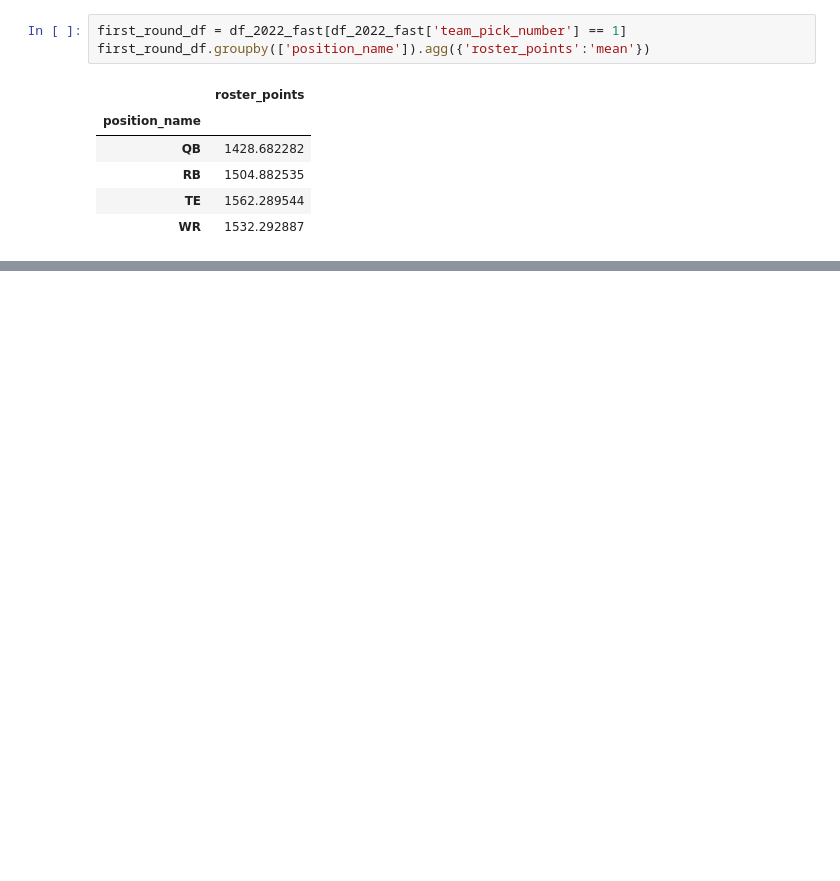
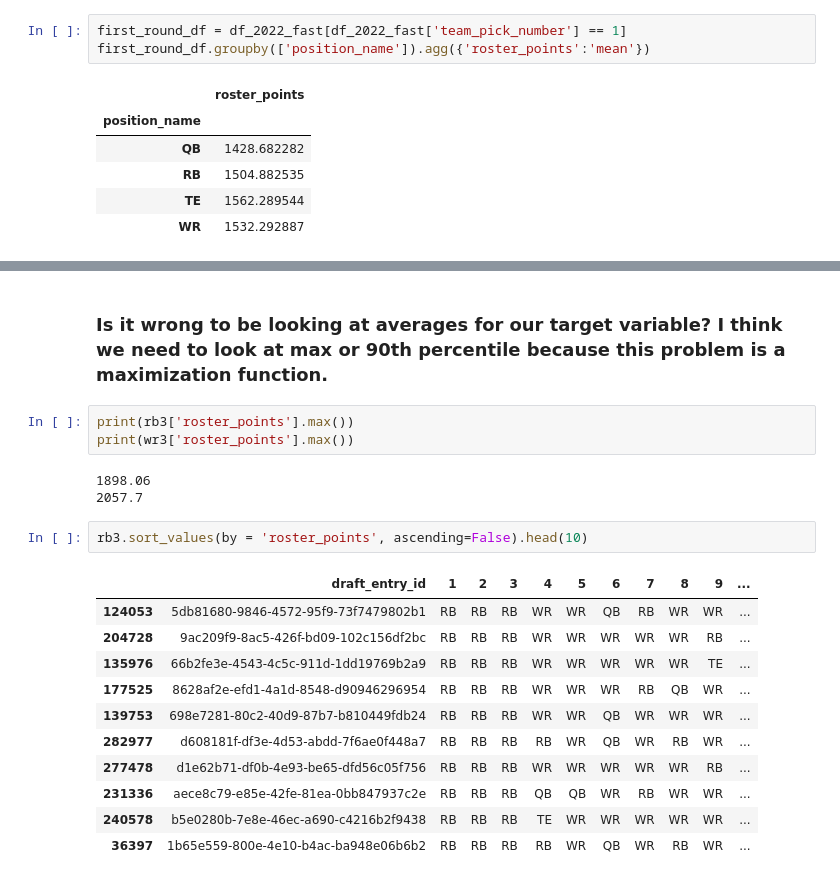
Before and after one commit to AniSri12/best-ball-data-bowl, a Jupyter notebook: josh_main.ipynb, the cells around one changed output, grey strips where cells are left out. Drawn from its saved outputs; the diff is of its cells as text; blank space fills up the shorter version.

```diff
--- a/josh_main.ipynb
+++ b/josh_main.ipynb
@@ -249,0 +250,22 @@ print(wr3.shape)
+# %% [markdown]
+### Is it wrong to be looking at averages for our target variable? I think we need to look at max or 90th percentile because this problem is a maximization function.
+# %%
+print(rb3['roster_points'].max())
+print(wr3['roster_points'].max())
+# %% [output]
+1898.06
+2057.7
+# %%
+rb3.sort_values(by = 'roster_points', ascending=False).head(10)
+# %% [output]
+|  | draft_entry_id | 1 | 2 | 3 | 4 | 5 | 6 | 7 | 8 | 9 | ... |
+| 124053 | 5db81680-9846-4572-95f9-73f7479802b1 | RB | RB | RB | WR | WR | QB | RB | WR | WR | ... |
+| 204728 | 9ac209f9-8ac5-426f-bd09-102c156df2bc | RB | RB | RB | WR | WR | WR | WR | WR | RB | ... |
+| 135976 | 66b2fe3e-4543-4c5c-911d-1dd19769b2a9 | RB | RB | RB | WR | WR | WR | WR | WR | TE | ... |
+| 177525 | 8628af2e-efd1-4a1d-8548-d90946296954 | RB | RB | RB | WR | WR | WR | RB | QB | WR | ... |
+| 139753 | 698e7281-80c2-40d9-87b7-b810449fdb24 | RB | RB | RB | WR | WR | QB | WR | WR | WR | ... |
+| 282977 | d608181f-df3e-4d53-abdd-7f6ae0f448a7 | RB | RB | RB | RB | WR | QB | WR | RB | WR | ... |
+| 277478 | d1e62b71-df0b-4e93-be65-dfd56c05f756 | RB | RB | RB | WR | WR | WR | WR | WR | RB | ... |
+| 231336 | aece8c79-e85e-42fe-81ea-0bb847937c2e | RB | RB | RB | QB | QB | WR | RB | WR | WR | ... |
+| 240578 | b5e0280b-7e8e-46ec-a690-c4216b2f9438 | RB | RB | RB | TE | WR | WR | WR | WR | WR | ... |
+| 36397 | 1b65e559-800e-4e10-b4ac-ba948e06b6b2 | RB | RB | RB | RB | WR | QB | WR | RB | WR | ... |
```
Also changed, not shown: parts of 24 cells of this notebook.
